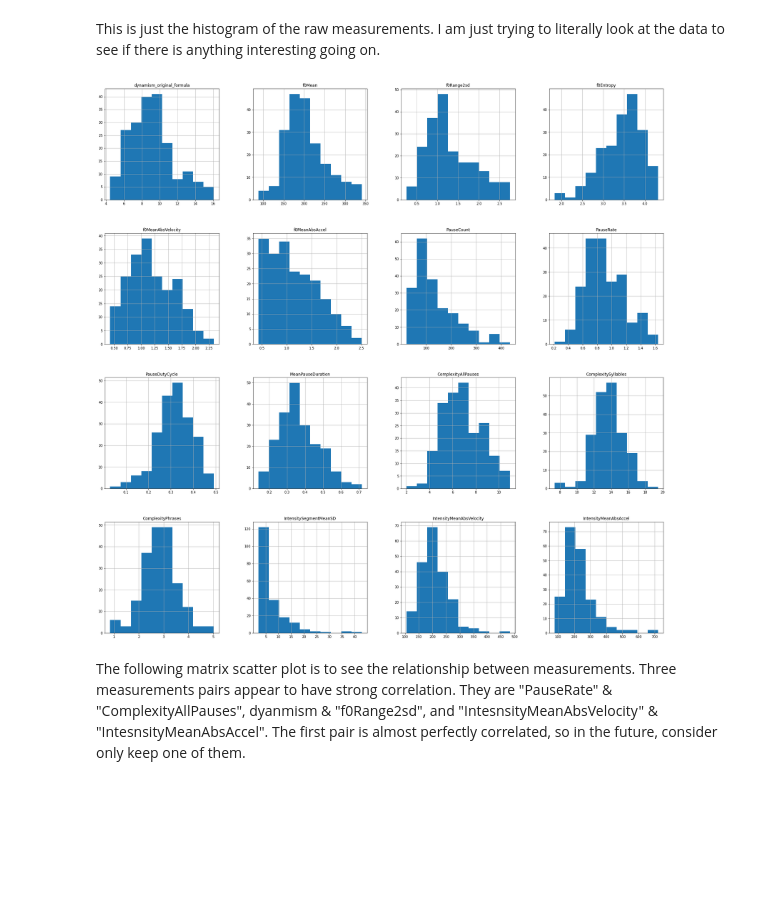
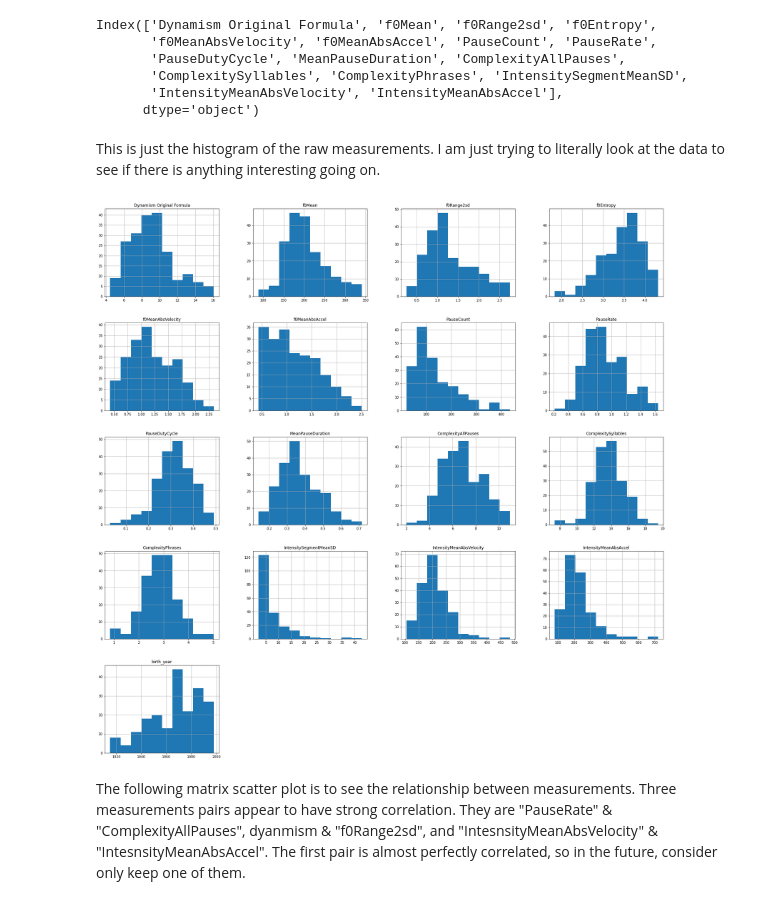
Before and after one commit to charles19920528/prosodic_analysis, a Jupyter notebook: data_exploration.ipynb, the cells around one changed output. Cells and saved outputs as stored; diff of their text form; code cells hidden in the pictures; blank space fills up the shorter version.

Commit message:
Update the analysis for new data.

```diff
--- a/data_exploration.ipynb
+++ b/data_exploration.ipynb
@@ -23,11 +39,19 @@ data.head()
 # %%
-measurement_columns = data.columns[26:]
+measurement_columns = data.columns[28:]
+measurement_columns
+# %% [output]
+Index(['Dynamism Original Formula', 'f0Mean', 'f0Range2sd', 'f0Entropy',
+       'f0MeanAbsVelocity', 'f0MeanAbsAccel', 'PauseCount', 'PauseRate',
+       'PauseDutyCycle', 'MeanPauseDuration', 'ComplexityAllPauses',
+       'ComplexitySyllables', 'ComplexityPhrases', 'IntensitySegmentMeanSD',
+       'IntensityMeanAbsVelocity', 'IntensityMeanAbsAccel'],
+      dtype='object')
 # %% [markdown]
 This is just the histogram of the raw measurements. I am just trying to literally look at the data to see if there is anything interesting going on.
 # %%
-data[measurement_columns].hist(figsize=(30, 30));
+data[measurement_columns.to_list() + ["birth_year"]].hist(figsize=(30, 30));
 # %% [output]
-[figure, old version]
+[figure, new version]
 # %% [markdown]
 The following matrix scatter plot is to see the relationship between measurements. Three measurements pairs appear to have strong correlation. They are "PauseRate" & "ComplexityAllPauses", dyanmism & "f0Range2sd", and "IntesnsityMeanAbsVelocity" & "IntesnsityMeanAbsAccel". The first pair is almost perfectly correlated, so in the future, consider only keep one of them.
 # %%
```
Also changed, not shown: parts of 21 cells of this notebook, 2 other files.
